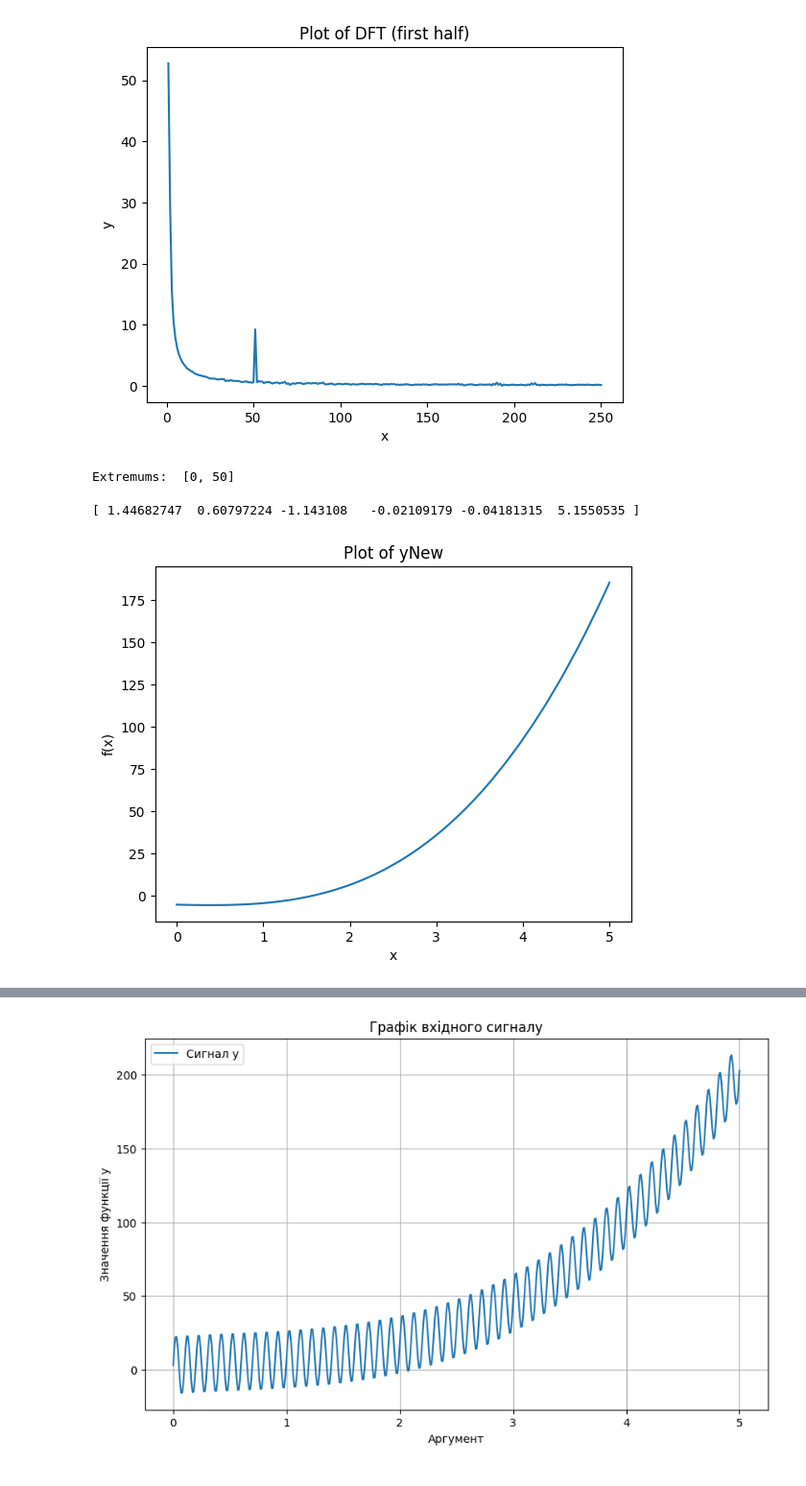
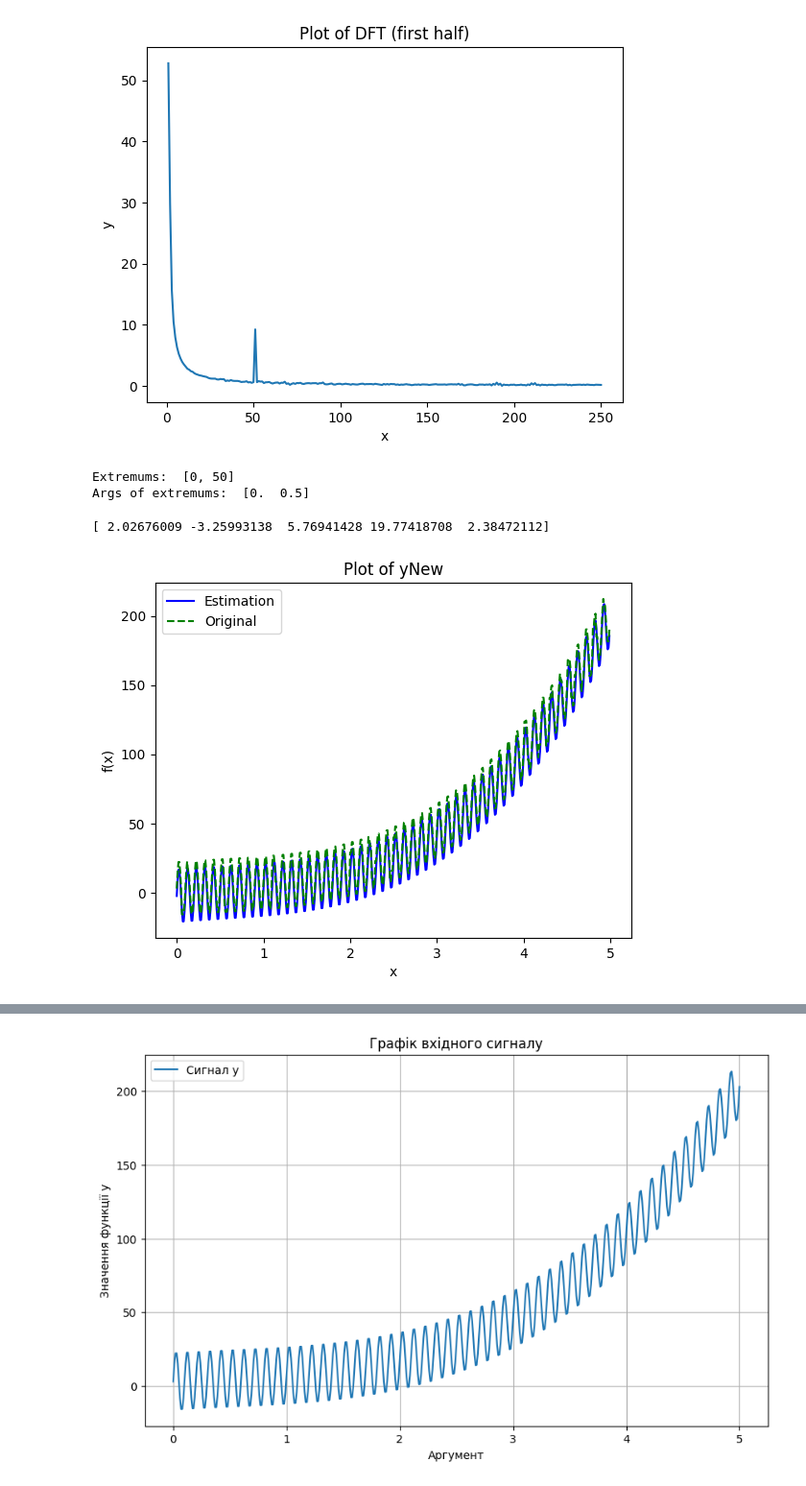
Before and after one commit to kshchuk/uni, a Jupyter notebook: 5-sem/system-modelling/lab-1/lab1.ipynb, the cells around one changed output, grey strips where cells are left out. Shown: that part at 96% size. Saved outputs shown, nothing was run; the diff lists cells and outputs as text; code cells hidden in the pictures.

```diff
--- a/5-sem/system-modelling/lab-1/lab1.ipynb
+++ b/5-sem/system-modelling/lab-1/lab1.ipynb
@@ -83,35 +82,40 @@ plt.show()
 # %% [output]
 [figure]
 # %%
-extremums = ExtremumFinder(d_sub)
+md = 2
+extremums = ExtremumFinder(d_sub, md)
 print("Extremums: ", extremums)
+
+print("Args of extremums: ", x_sub[extremums])
 # %% [output]
 Extremums:  [0, 50]
+Args of extremums:  [0.  0.5]
 # %%
-# x = x[:len(x)-1]
-# append element to the end of the y array
-y = np.append(y, [0])
+x = x[:len(y)]
+
 # Derivative calculation
 def objective(params):
-    a1, a2, a3, a4, a5, a6 = params
-    return sum((a1 * x**3 + a2 * x**2 + a3 * x + a4 * np.sin(np.pi*x*10) + a5*np.sin(np.pi*x*30) + a6 - y)**2) / 2
+    a1, a2, a3, a4, a5 = params
+    return sum((a1 * x**3 + a2 * x**2 + a3 * x + a4 * np.sin(np.pi*x*20) + a5 - y)**2) / 2
 
-initial_guess = [0, 0, 0, 0, 0, 0]
+initial_guess = [0, 0, 0, 0, 0]
 result = minimize(objective, initial_guess)
 
 print(result.x)
 # %% [output]
-[ 1.44682747  0.60797224 -1.143108   -0.02109179 -0.04181315  5.1550535 ]
+[ 2.02676009 -3.25993138  5.76941428 19.77418708  2.38472112]
 # %%
-yNew = result.x[0] * x**3 + result.x[1] * x**2 + result.x[2] * x + result.x[3] * np.sin(np.pi*x*50) + result.x[4]*np.sin(np.pi*x*150) - result.x[5]
+yNew = result.x[0] * x**3 + result.x[1] * x**2 + result.x[2] * x + result.x[3] * np.sin(np.pi*x*20) - result.x[4]
 
-plt.plot(x, yNew)
+plt.plot(x, yNew, label='Estimation', color='blue')
+plt.plot(x, y, label='Original', color='green', linestyle='dashed')
 plt.xlabel('x')
 plt.ylabel('f(x)')
 plt.title('Plot of yNew')
+plt.legend()
 plt.show()
 # %% [output]
-[figure, old version]
+[figure, new version]
 # %%
 import pandas as pd
 import numpy as np
```
Also changed, not shown: parts of 4 cells of this notebook.
